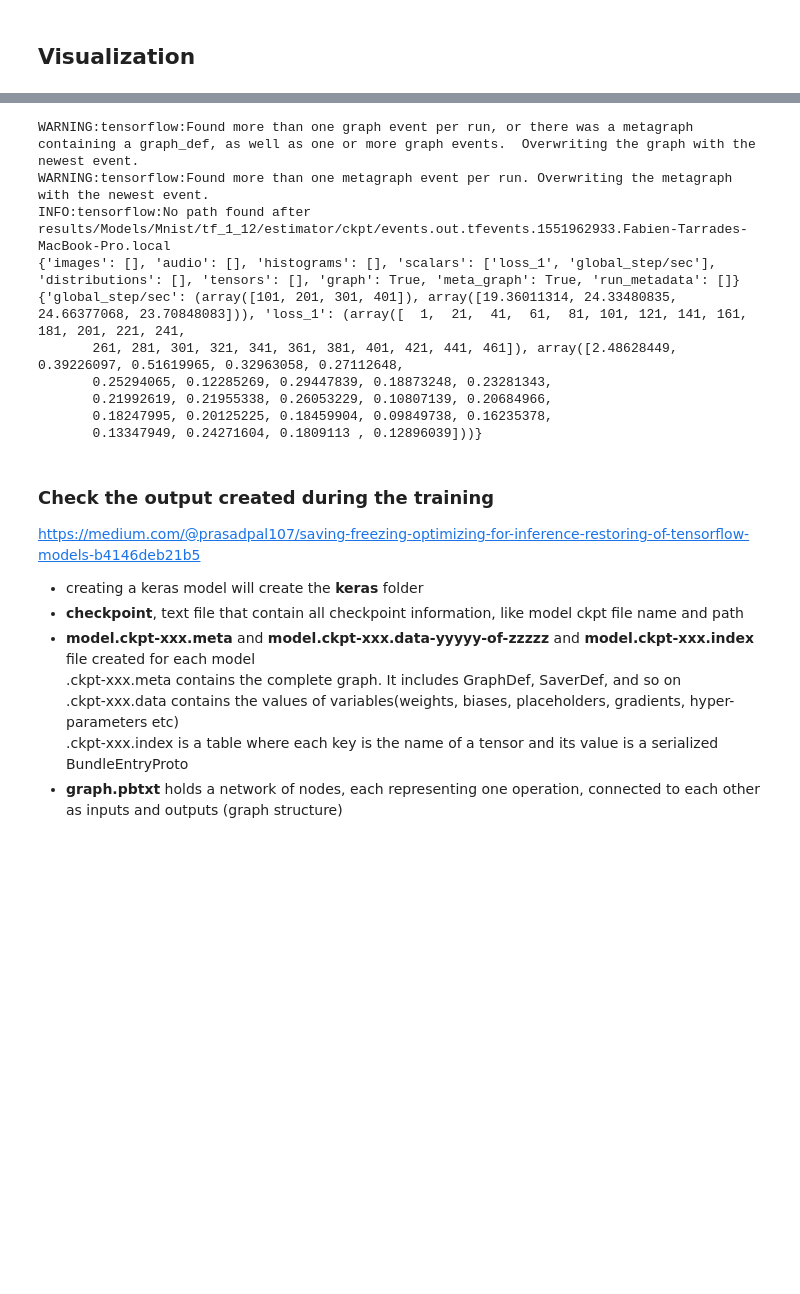
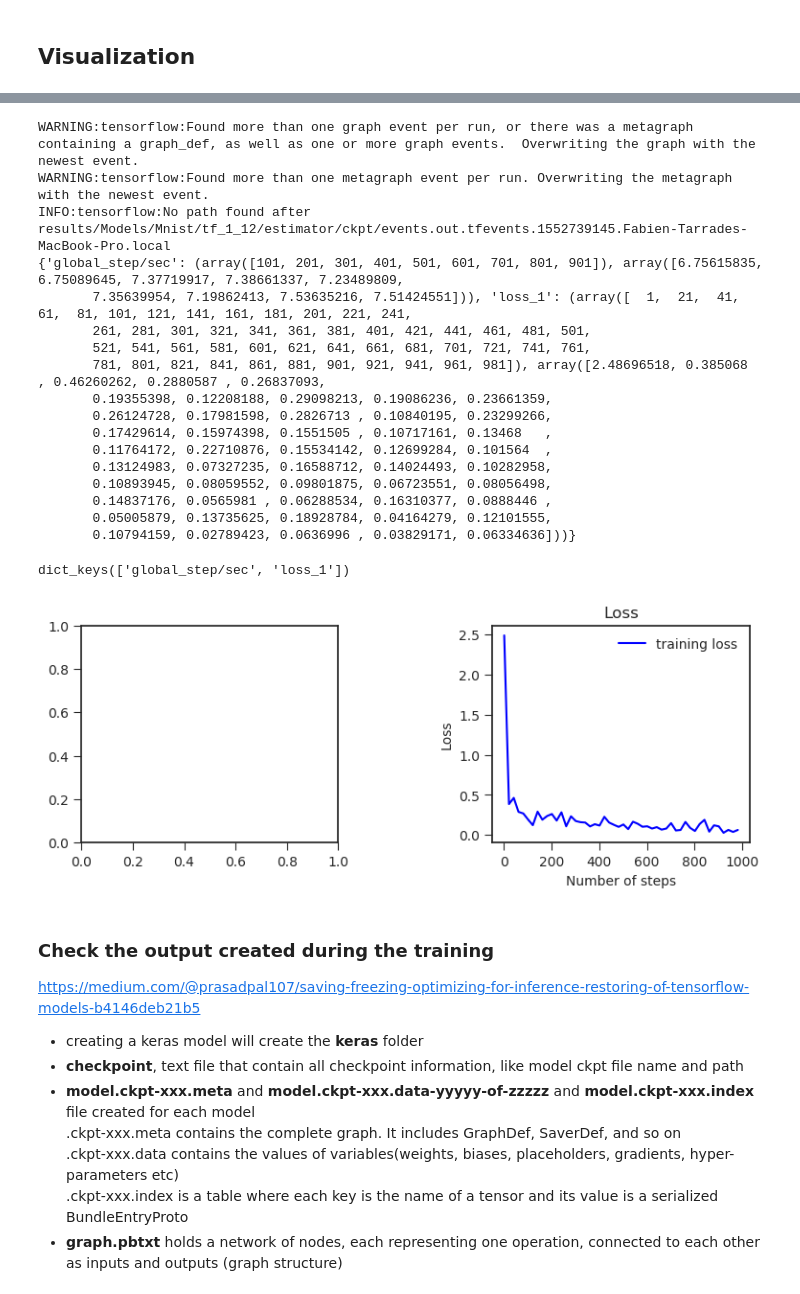
Before and after one commit to tarrade/proj_DL_models_and_pipelines_with_GCP, a Jupyter notebook: notebook/08-Mnist_keras_estimator.ipynb, the cells around one changed output, grey strips where cells are left out. Drawn from its saved outputs; the diff is of its cells as text; code cells hidden in the pictures; blank space fills up the shorter version.

```diff
--- a/notebook/08-Mnist_keras_estimator.ipynb
+++ b/notebook/08-Mnist_keras_estimator.ipynb
@@ -441,0 +464,11 @@ Wall time: 23.7 s
+# %%
+%%time
+# Delete both saved and checkpointed models
+shutil.rmtree(FLAGS.model_dir, ignore_errors=True)
+shutil.rmtree(FLAGS.saved_dir, ignore_errors=True)
+# need if file are removed with previous event files
+tf.summary.FileWriterCache.clear()
+# Reset Keras
+tf.keras.backend.clear_session()
+# Fit the model (using estimator.train and data.Dataset)
+mnist_v1.train_and_evaluate(FLAGS, use_keras=True)
@@ -468,11 +519,18 @@ print(load_data_tensorboard(FLAGS.model_dir))
 # %% [output]
 WARNING:tensorflow:Found more than one graph event per run, or there was a metagraph containing a graph_def, as well as one or more graph events.  Overwriting the graph with the newest event.
 WARNING:tensorflow:Found more than one metagraph event per run. Overwriting the metagraph with the newest event.
-INFO:tensorflow:No path found after results/Models/Mnist/tf_1_12/estimator/ckpt/events.out.tfevents.1551962933.Fabien-Tarrades-MacBook-Pro.local
-{'images': [], 'audio': [], 'histograms': [], 'scalars': ['loss_1', 'global_step/sec'], 'distributions': [], 'tensors': [], 'graph': True, 'meta_graph': True, 'run_metadata': []}
-{'global_step/sec': (array([101, 201, 301, 401]), array([19.36011314, 24.33480835, 24.66377068, 23.70848083])), 'loss_1': (array([  1,  21,  41,  61,  81, 101, 121, 141, 161, 181, 201, 221, 241,
-       261, 281, 301, 321, 341, 361, 381, 401, 421, 441, 461]), array([2.48628449, 0.39226097, 0.51619965, 0.32963058, 0.27112648,
-       0.25294065, 0.12285269, 0.29447839, 0.18873248, 0.23281343,
-       0.21992619, 0.21955338, 0.26053229, 0.10807139, 0.20684966,
-       0.18247995, 0.20125225, 0.18459904, 0.09849738, 0.16235378,
-       0.13347949, 0.24271604, 0.1809113 , 0.12896039]))}
+INFO:tensorflow:No path found after results/Models/Mnist/tf_1_12/estimator/ckpt/events.out.tfevents.1552739145.Fabien-Tarrades-MacBook-Pro.local
+{'global_step/sec': (array([101, 201, 301, 401, 501, 601, 701, 801, 901]), array([6.75615835, 6.75089645, 7.37719917, 7.38661337, 7.23489809,
+       7.35639954, 7.19862413, 7.53635216, 7.51424551])), 'loss_1': (array([  1,  21,  41,  61,  81, 101, 121, 141, 161, 181, 201, 221, 241,
+       261, 281, 301, 321, 341, 361, 381, 401, 421, 441, 461, 481, 501,
+       521, 541, 561, 581, 601, 621, 641, 661, 681, 701, 721, 741, 761,
+       781, 801, 821, 841, 861, 881, 901, 921, 941, 961, 981]), array([2.48696518, 0.385068  , 0.46260262, 0.2880587 , 0.26837093,
+       0.19355398, 0.12208188, 0.29098213, 0.19086236, 0.23661359,
+       0.26124728, 0.17981598, 0.2826713 , 0.10840195, 0.23299266,
+       0.17429614, 0.15974398, 0.1551505 , 0.10717161, 0.13468   ,
+       0.11764172, 0.22710876, 0.15534142, 0.12699284, 0.101564  ,
+       0.13124983, 0.07327235, 0.16588712, 0.14024493, 0.10282958,
+       0.10893945, 0.08059552, 0.09801875, 0.06723551, 0.08056498,
+       0.14837176, 0.0565981 , 0.06288534, 0.16310377, 0.0888446 ,
+       0.05005879, 0.13735625, 0.18928784, 0.04164279, 0.12101555,
+       0.10794159, 0.02789423, 0.0636996 , 0.03829171, 0.06334636]))}
@@ -481,5 +537,20 @@ history=load_data_tensorboard(FLAGS.model_dir)
 # %%
-history.keys()
+history.keys()#,len(history['loss_1'][0])
+# %% [output]
+dict_keys(['global_step/sec', 'loss_1'])
+# %%
+fig = plt.figure(figsize=(9, 3), dpi=100)
+plt.subplots_adjust(wspace=0.6)
+ax1 = plt.subplot(122)
+ax2 = plt.subplot(121)
+ax1.plot(history['loss_1'][0], history['loss_1'][1], 'b', label='training loss')
+#ax1.plot(np.arange(0, epochs), history['loss_1'][1], 'r', label='validation accuracy');
+ax1.set_title('Loss')
+ax1.set_xlabel("Number of steps")
+ax1.set_ylabel("Loss")
+ax1.legend(loc="best");
+# %% [output]
+[figure, added]
 # %% [markdown]
 ### Check the output created during the training
 https://medium.com/@prasadpal107/saving-freezing-optimizing-for-inference-restoring-of-tensorflow-models-b4146deb21b5
```
Also changed, not shown: parts of 13 cells of this notebook, 2 other files.
